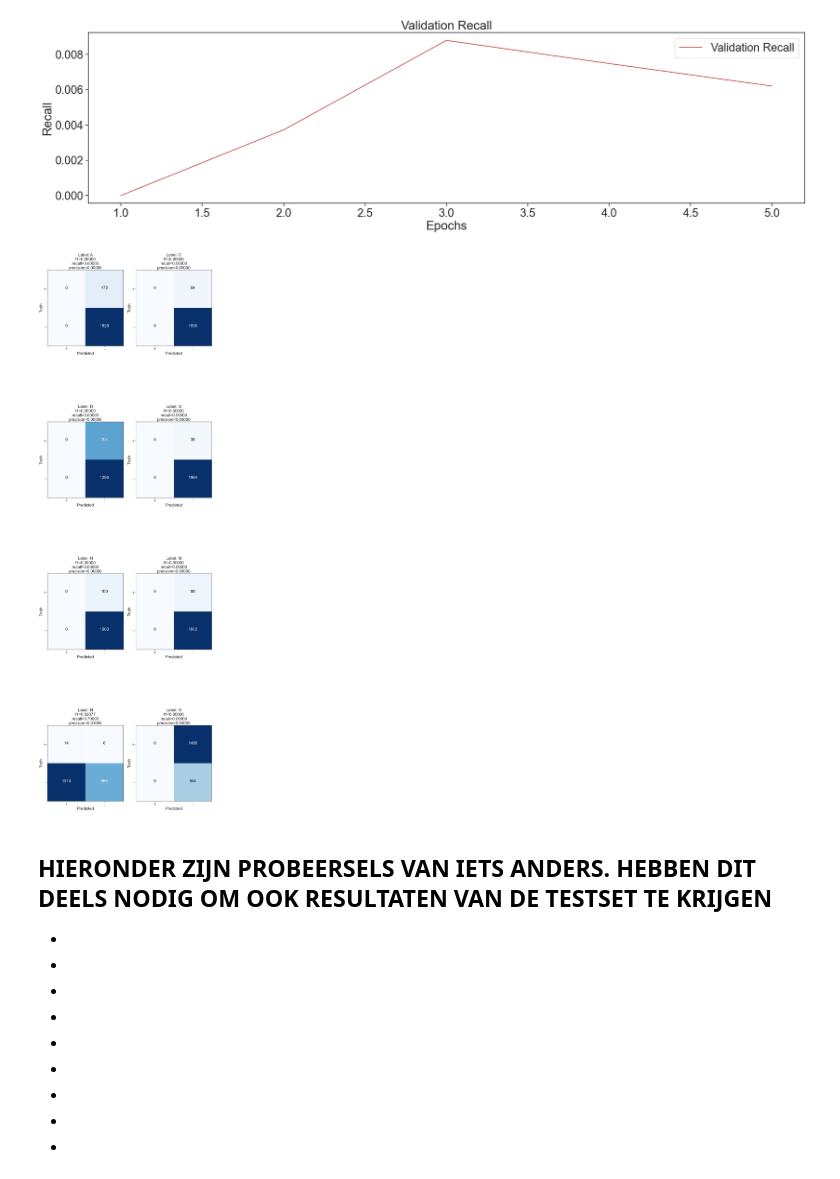
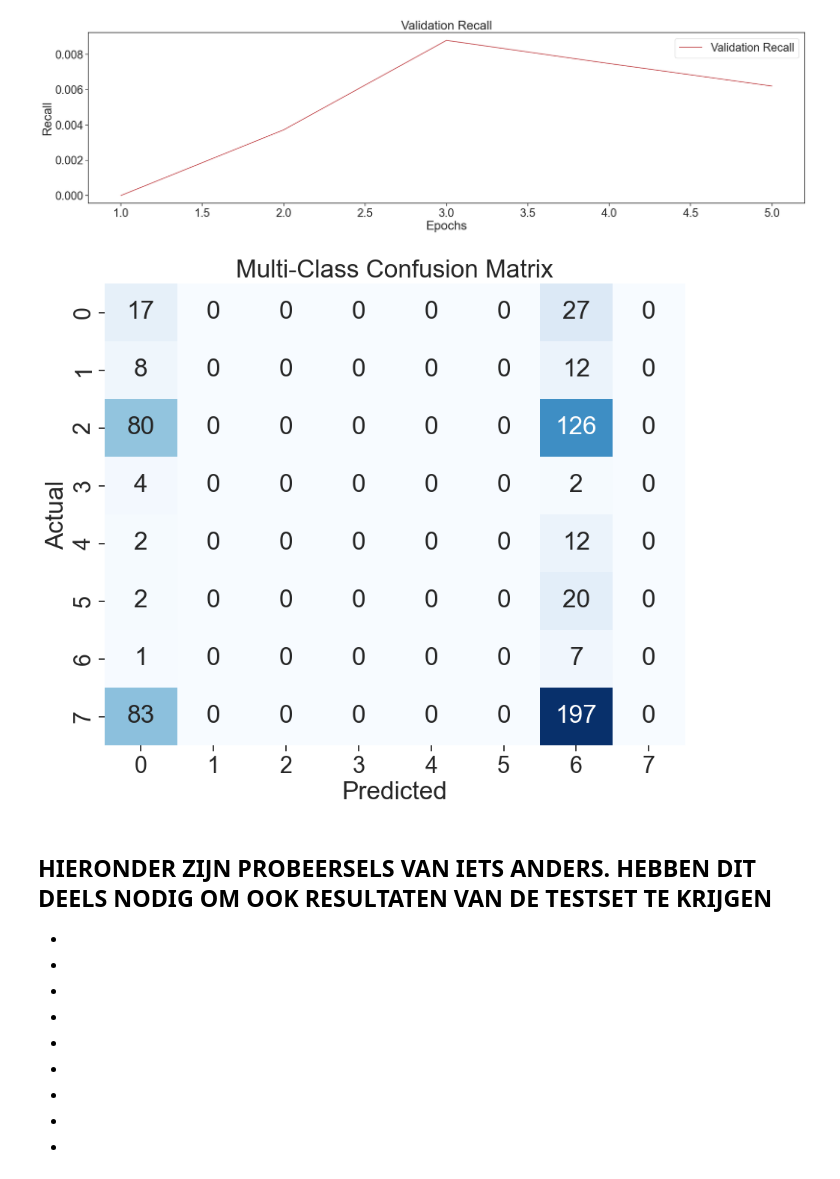
Before and after one commit to florencecornelissen/ODIR_challenge, a Jupyter notebook: model.ipynb, the cells around one changed output. Saved outputs shown, nothing was run; the diff lists cells and outputs as text; code cells hidden in the pictures.

Commit message:
Multi-class confustion matrix added

```diff
--- a/model.ipynb
+++ b/model.ipynb
@@ -295,3 +297,27 @@ plt.show()
+# %%
+import numpy as np
+import matplotlib.pyplot as plt
+import seaborn as sns
+from sklearn.metrics import confusion_matrix
+
+
+# After training, calculate the confusion matrix on your validation data
+gen_1, gen_2 = tee(metrics.validation_generator)
+y_true = np.vstack(next(gen_1)[1] for _ in range(metrics.validation_steps)).astype('int')
+y_pred = (model.predict_generator(gen_2, steps=metrics.validation_steps) > metrics.threshold).astype('int')
+
+# Calculate the multi-class confusion matrix
+confusion = confusion_matrix(np.argmax(y_true, axis=1), np.argmax(y_pred, axis=1))
+
+# Plot the confusion matrix as a heatmap
+plt.figure(figsize=(10, 8))
+sns.heatmap(confusion, annot=True, fmt='d', cmap='Blues', cbar=False)
+plt.xlabel('Predicted')
+plt.ylabel('Actual')
+plt.title('Multi-Class Confusion Matrix')
+plt.show()
+# %% [output]
+[figure, added]
 # %%
 
 import xml.etree.ElementTree as ET
@@ -362,12 +386,3 @@ label_to_class = {v: k for k, v in img_iter.class_indices.items()}
-# %%
-nr_batches = 10
-threshold = 0.5
-img_iter_val_0, img_iter_val_1 = itertools.tee(img_iter_val, 2)
-y_true = np.vstack(next(img_iter_val_0)[1] for _ in range(nr_batches)).astype('int')
-y_pred = (model.predict_generator(img_iter_val_1, steps=nr_batches) > threshold).astype('int')
-plot_multiclass_confusion_matrix(y_true, y_pred, label_to_class, save_plot=False)
-# %% [output]
-[figure, removed]
 # %% [markdown]
 HIERONDER ZIJN PROBEERSELS VAN IETS ANDERS. HEBBEN DIT DEELS NODIG OM OOK RESULTATEN VAN DE TESTSET TE KRIJGEN
 -
```
Also changed, not shown: parts of 2 cells of this notebook, 1 other file.
